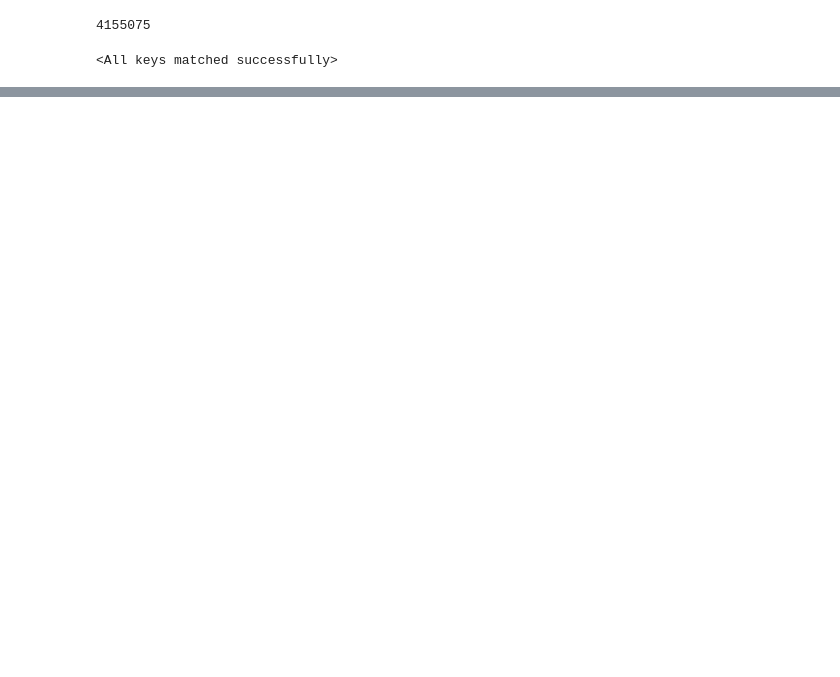
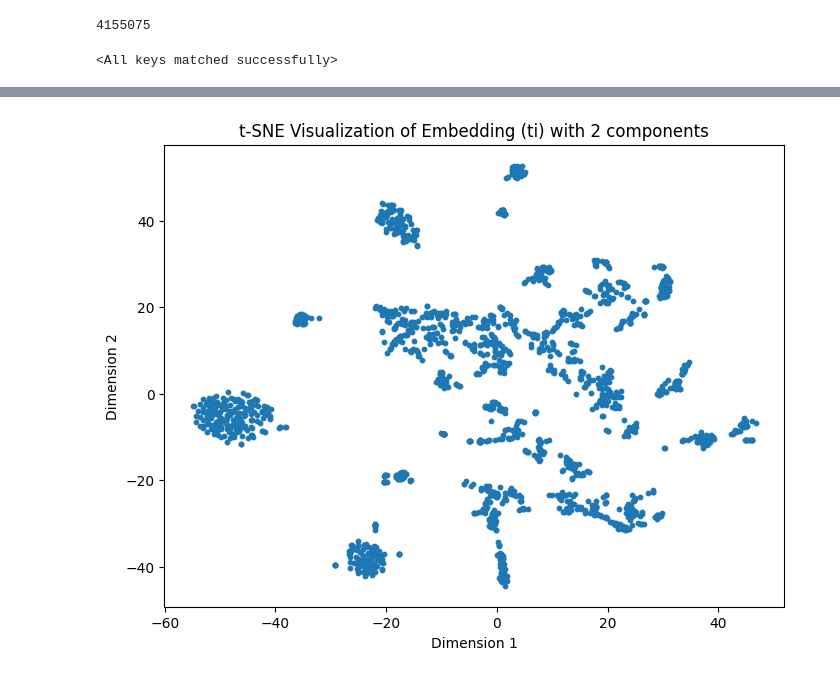
Before and after one commit to Musa-Azeem/eating-detection, a Jupyter notebook: masked_autoencoder.ipynb, the cells around one changed output, grey strips where cells are left out. Drawn from its saved outputs; the diff is of its cells as text; code cells hidden in the pictures; blank space fills up the shorter version.

```diff
--- a/masked_autoencoder.ipynb
+++ b/masked_autoencoder.ipynb
@@ -105,0 +133,24 @@ plt.show()
+# %%
+from sklearn.manifold import TSNE
+from sklearn.cluster import KMeans
+from sklearn.decomposition import PCA
+
+emb_np = embedding.numpy()
+
+# Cluster each sample (1001 dims) into one of 4 clusters
+# num_clusters = 3
+# kmeans = KMeans(n_clusters=num_clusters)
+# cluster_labels = kmeans.fit_predict(emb_np)
+
+# Applying t-SNE to reduce the dimensions to 2
+tsne = TSNE(n_components=2)
+data_tsne = tsne.fit_transform(emb_np)
+
+plt.figure(figsize=(8, 6))
+plt.scatter(data_tsne[:, 0], data_tsne[:, 1], marker='o', s=10)#, c=cluster_labels, cmap='viridis')
+plt.title('t-SNE Visualization of Embedding (ti) with 2 components')
+plt.xlabel('Dimension 1')
+plt.ylabel('Dimension 2')
+plt.show()
+# %% [output]
+[figure, added]
```
Also changed, not shown: parts of 13 cells of this notebook, 6 other files.
